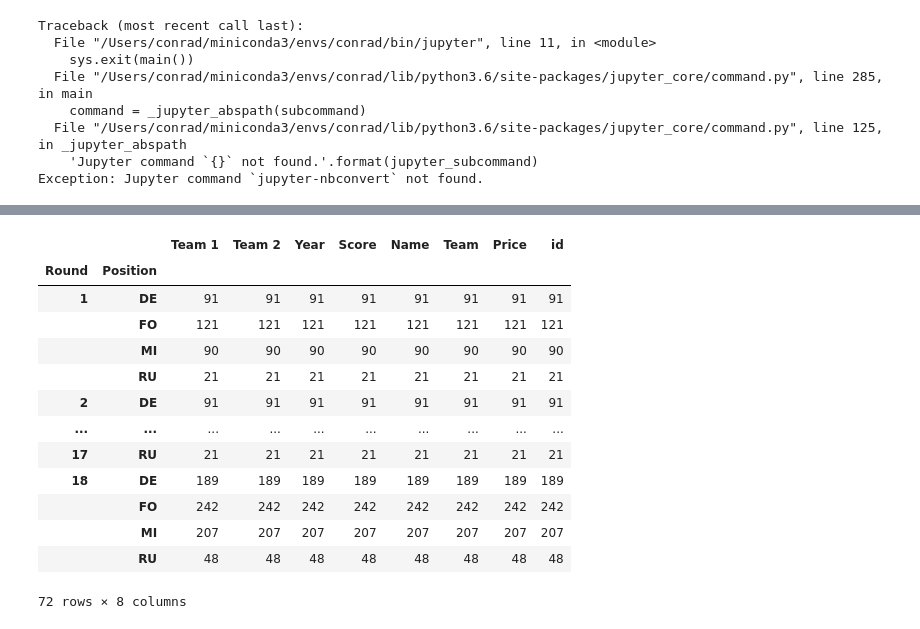
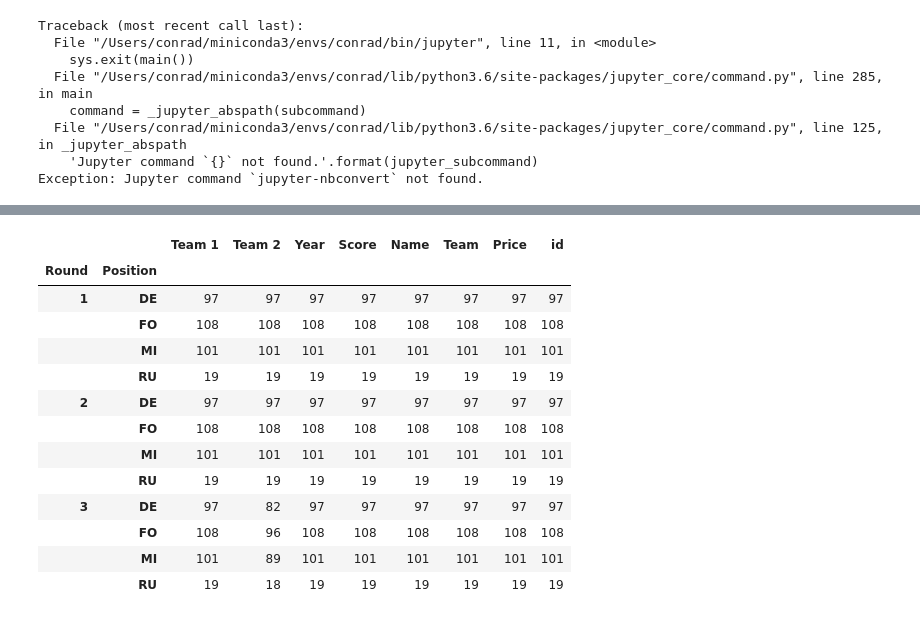
Before and after one commit to conradbez/afl_optimiser, a Jupyter notebook: AFL.ipynb, the cells around one changed output, grey strips where cells are left out. Cells and saved outputs as stored; diff of their text form; code cells hidden in the pictures.

```diff
--- a/AFL.ipynb
+++ b/AFL.ipynb
@@ -31,10 +31,6 @@ def test1(test_df):
             # print(test_df[~(test_df['Name'].isin(names))])
             assert len(test_df[~(test_df['Name'].isin(names))])==0
 # %%
-# players_to_keep = ["Adam Tomlinson", "Max Gawn"]
-# players_to_keep = ["Adam Tomlinson"]
-# Jack Viney, Todd Goldstein
-
 import numpy as np
 import pandas as pd
 from pulp import *
@@ -44,8 +40,9 @@ full_player_scores = full_player_scores.reset_index(drop=True)
 full_player_scores['Score'] = pd.to_numeric(full_player_scores['Score'], errors='coerce')
 
 # testfilter
-# full_player_scores = full_player_scores[full_player_scores['Round']<5]
+full_player_scores = full_player_scores[full_player_scores['Round']<4]
 # players_to_keep = ["Adam Tomlinson", "Max Gawn"]
+# players_to_keep = full_player_scores.head(30)['Name'].unique()
 # full_player_scores = full_player_scores[full_player_scores['Name'].isin(players_to_keep)]
 
 
@@ -117,17 +113,17 @@ WARNING: failed a test
 |  |  | Team 1 | Team 2 | Year | Score | Name | Team | Price | id |
 | Round | Position |  |  |  |  |  |  |  |  |
-| 1 | DE | 91 | 91 | 91 | 91 | 91 | 91 | 91 | 91 |
-|  | FO | 121 | 121 | 121 | 121 | 121 | 121 | 121 | 121 |
-|  | MI | 90 | 90 | 90 | 90 | 90 | 90 | 90 | 90 |
-|  | RU | 21 | 21 | 21 | 21 | 21 | 21 | 21 | 21 |
-| 2 | DE | 91 | 91 | 91 | 91 | 91 | 91 | 91 | 91 |
-| ... | ... | ... | ... | ... | ... | ... | ... | ... | ... |
-| 17 | RU | 21 | 21 | 21 | 21 | 21 | 21 | 21 | 21 |
-| 18 | DE | 189 | 189 | 189 | 189 | 189 | 189 | 189 | 189 |
-|  | FO | 242 | 242 | 242 | 242 | 242 | 242 | 242 | 242 |
-|  | MI | 207 | 207 | 207 | 207 | 207 | 207 | 207 | 207 |
-|  | RU | 48 | 48 | 48 | 48 | 48 | 48 | 48 | 48 |
+| 1 | DE | 97 | 97 | 97 | 97 | 97 | 97 | 97 | 97 |
+|  | FO | 108 | 108 | 108 | 108 | 108 | 108 | 108 | 108 |
+|  | MI | 101 | 101 | 101 | 101 | 101 | 101 | 101 | 101 |
+|  | RU | 19 | 19 | 19 | 19 | 19 | 19 | 19 | 19 |
+| 2 | DE | 97 | 97 | 97 | 97 | 97 | 97 | 97 | 97 |
+|  | FO | 108 | 108 | 108 | 108 | 108 | 108 | 108 | 108 |
+|  | MI | 101 | 101 | 101 | 101 | 101 | 101 | 101 | 101 |
+|  | RU | 19 | 19 | 19 | 19 | 19 | 19 | 19 | 19 |
+| 3 | DE | 97 | 82 | 97 | 97 | 97 | 97 | 97 | 97 |
+|  | FO | 108 | 96 | 108 | 108 | 108 | 108 | 108 | 108 |
+|  | MI | 101 | 89 | 101 | 101 | 101 | 101 | 101 | 101 |
+|  | RU | 19 | 18 | 19 | 19 | 19 | 19 | 19 | 19 |
-72 rows × 8 columns
 # %%
 player_contraints = {}
 prob = LpProblem("aflProblem", LpMaximize)
```
Also changed, not shown: parts of 7 cells of this notebook, 2 other files.
